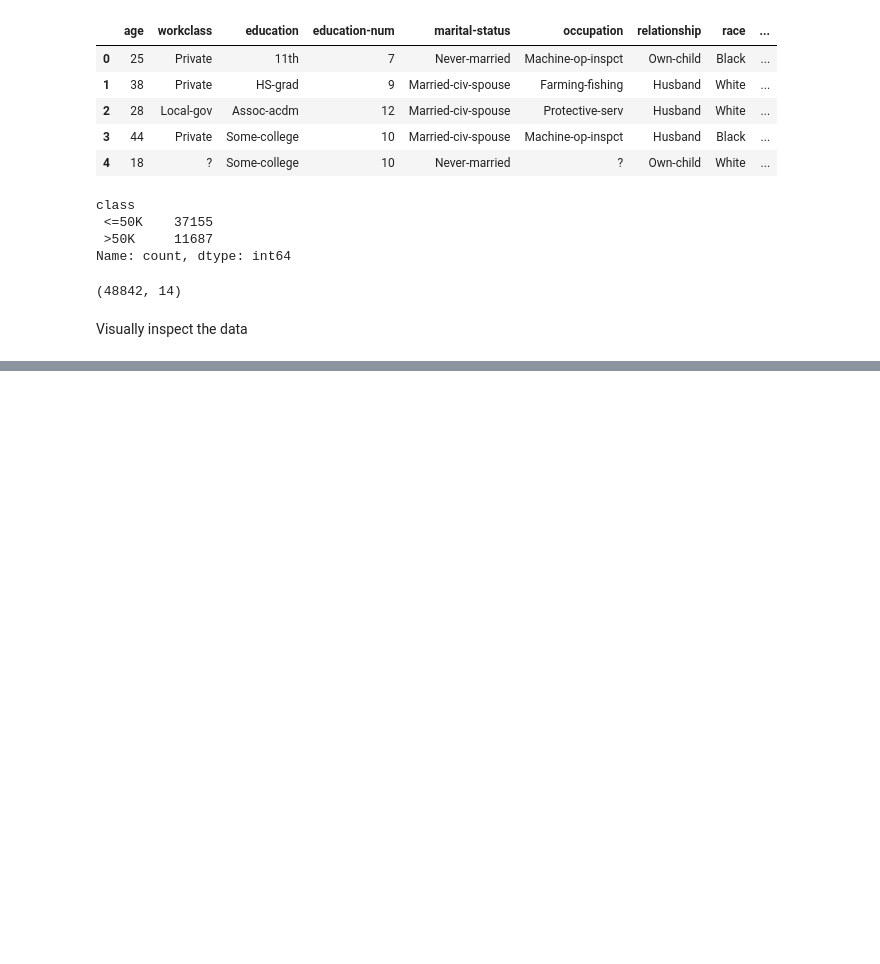
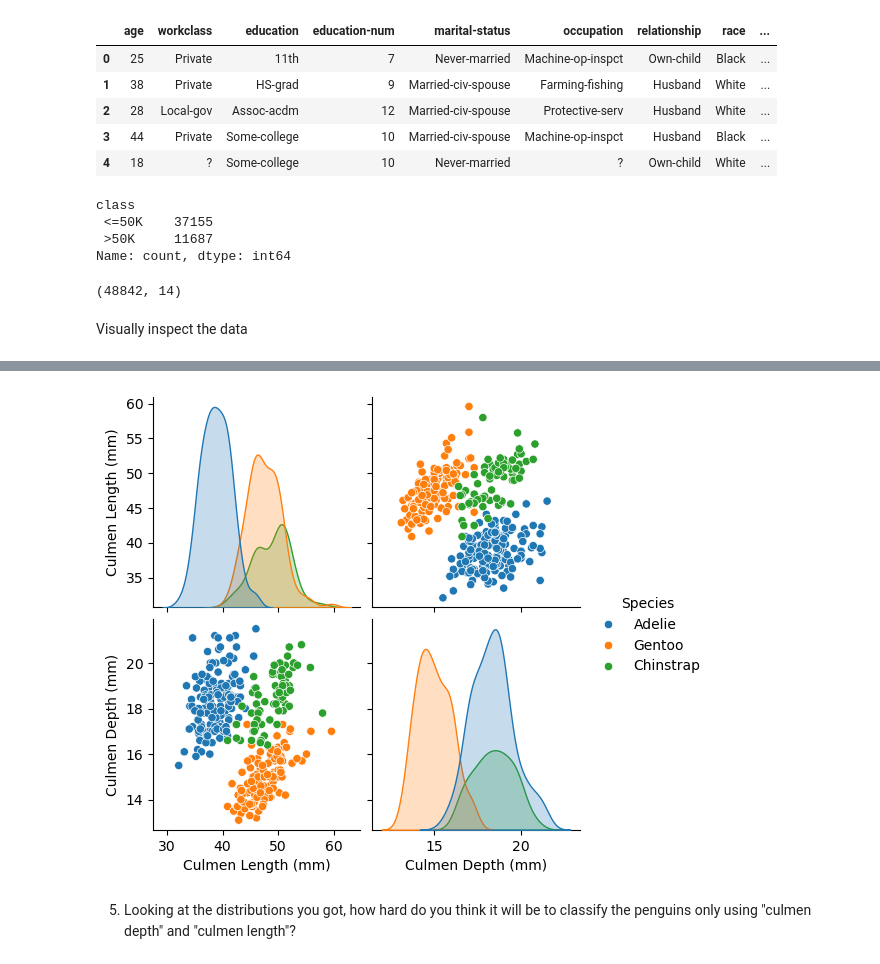
Before and after one commit to flavios-teaching/scikit-learn-mooc, a Jupyter notebook: teaching/test1.ipynb, the cells around one changed output, grey strips where cells are left out. Cells and saved outputs as stored; diff of their text form; code cells hidden in the pictures; blank space fills up the shorter version.

```diff
--- a/teaching/test1.ipynb
+++ b/teaching/test1.ipynb
@@ -58,0 +187,6 @@ _ = adult_census.hist(figsize=(20, 14))
+# %%
+_ = sns.pairplot(penguins, hue="Species")
+# %% [output]
+[figure, added]
+# %% [markdown]
+5. Looking at the distributions you got, how hard do you think it will be to classify the penguins only using "culmen depth" and "culmen length"?
```
Also changed, not shown: parts of 14 cells of this notebook, 5 other files.
